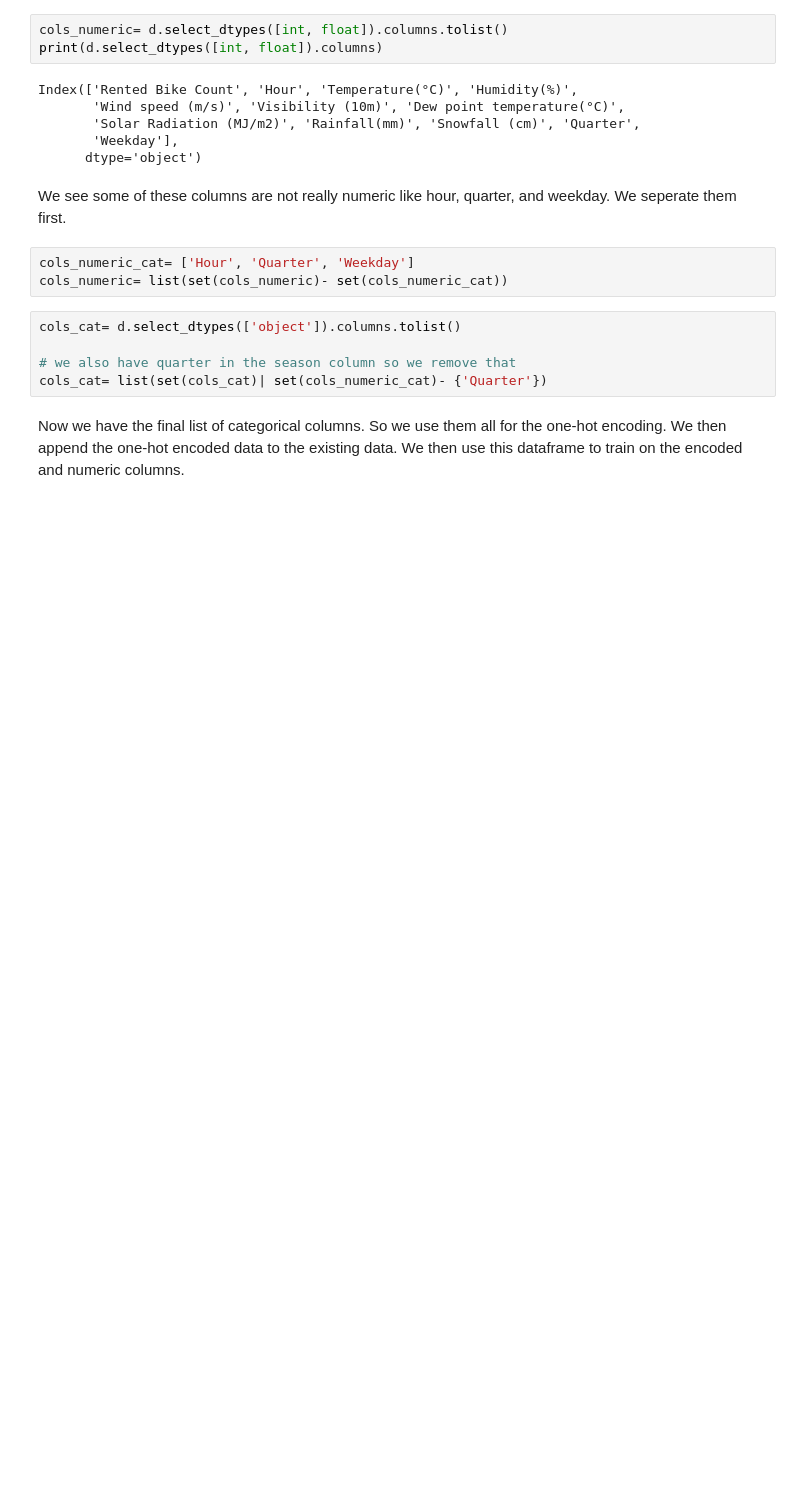
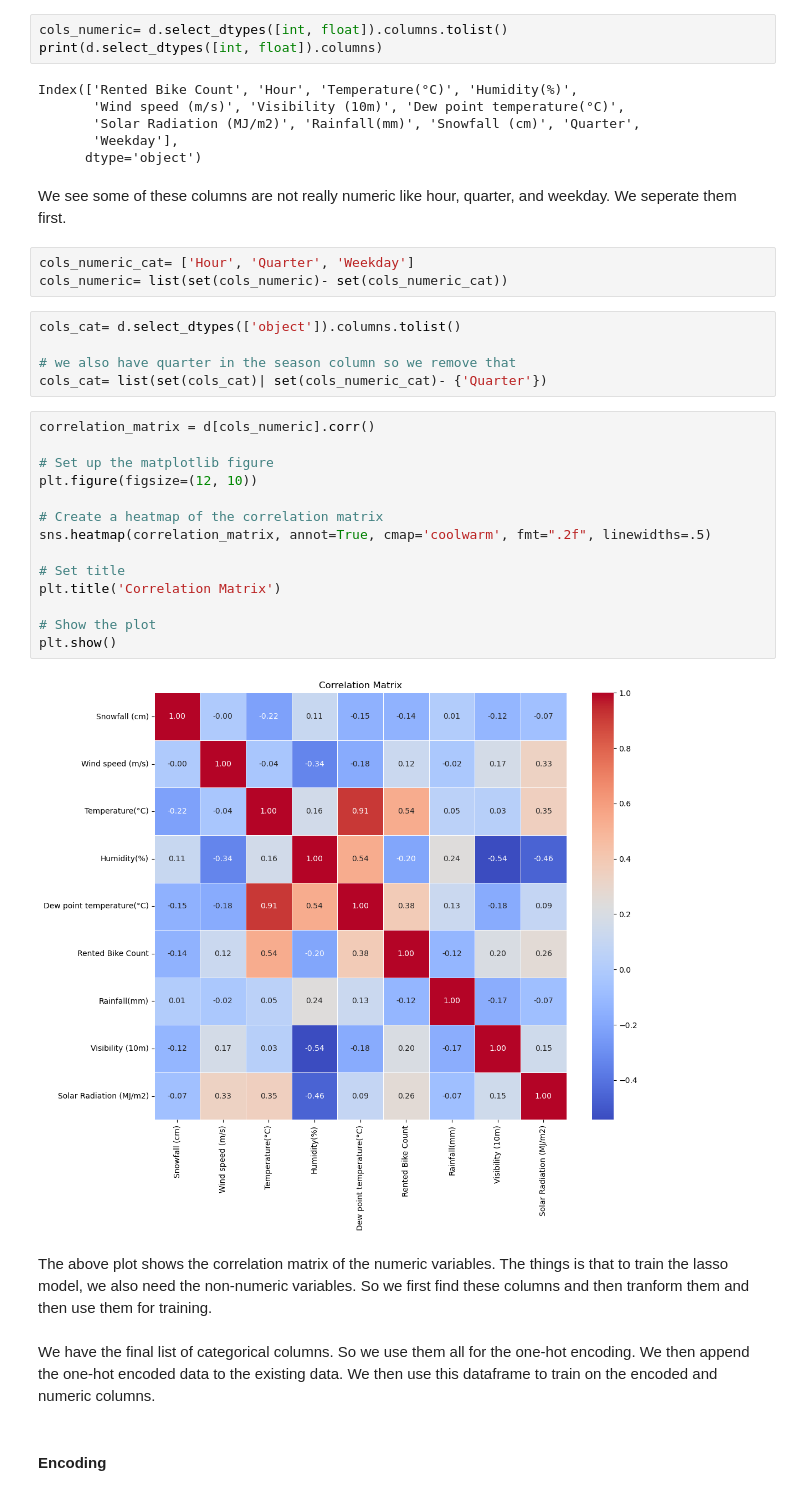
Before and after one commit to mozshen/TransportationPlanning, a Jupyter notebook: Project/Main.ipynb, the cells around one changed output. Drawn from its saved outputs; the diff is of its cells as text; blank space fills up the shorter version.

```diff
--- a/Project/Main.ipynb
+++ b/Project/Main.ipynb
@@ -313,8 +314,28 @@ cols_cat= d.select_dtypes(['object']).columns.tolist()
 
 # we also have quarter in the season column so we remove that
 cols_cat= list(set(cols_cat)| set(cols_numeric_cat)- {'Quarter'})
+# %%
+correlation_matrix = d[cols_numeric].corr()
+
+# Set up the matplotlib figure
+plt.figure(figsize=(12, 10))
+
+# Create a heatmap of the correlation matrix
+sns.heatmap(correlation_matrix, annot=True, cmap='coolwarm', fmt=".2f", linewidths=.5)
+
+# Set title
+plt.title('Correlation Matrix')
+
+# Show the plot
+plt.show()
+# %% [output]
+[figure, added]
+# %% [markdown]
+The above plot shows the correlation matrix of the numeric variables. The things is that to train the lasso model, we also need the non-numeric variables. So we first find these columns and then tranform them and then use them for training.
 # %% [markdown]
-Now we have the final list of categorical columns. So we use them all for the one-hot encoding. We then append the one-hot encoded data to the existing data. We then use this dataframe to train on the encoded and numeric columns.
+We have the final list of categorical columns. So we use them all for the one-hot encoding. We then append the one-hot encoded data to the existing data. We then use this dataframe to train on the encoded and numeric columns.
+# %% [markdown]
+#### Encoding
 # %%
 d_onehot= pd.get_dummies(d[cols_cat].astype(str))
 dt= pd.concat([d, d_onehot], axis= 1)
```
Also changed, not shown: parts of 24 cells of this notebook, 2 other files.
